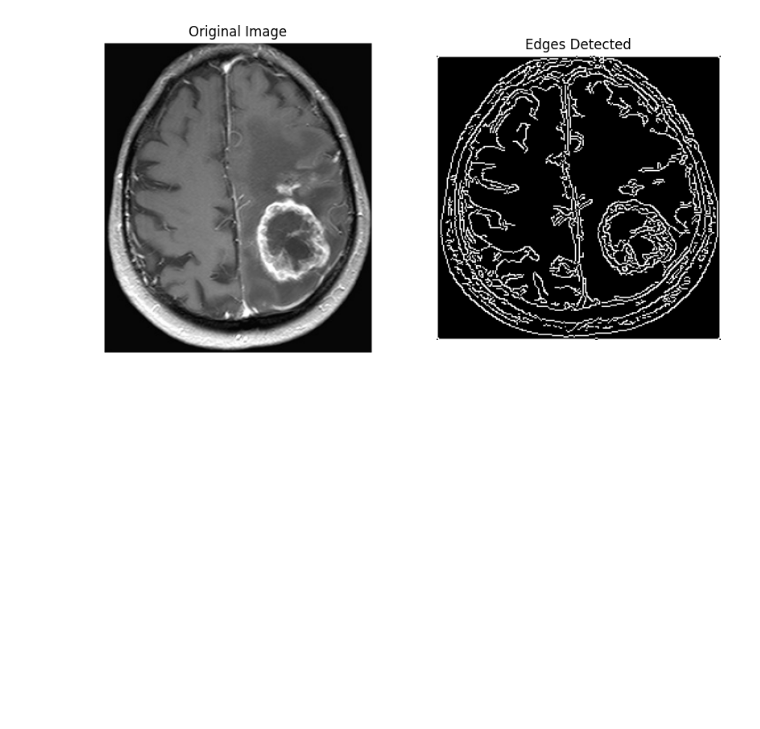
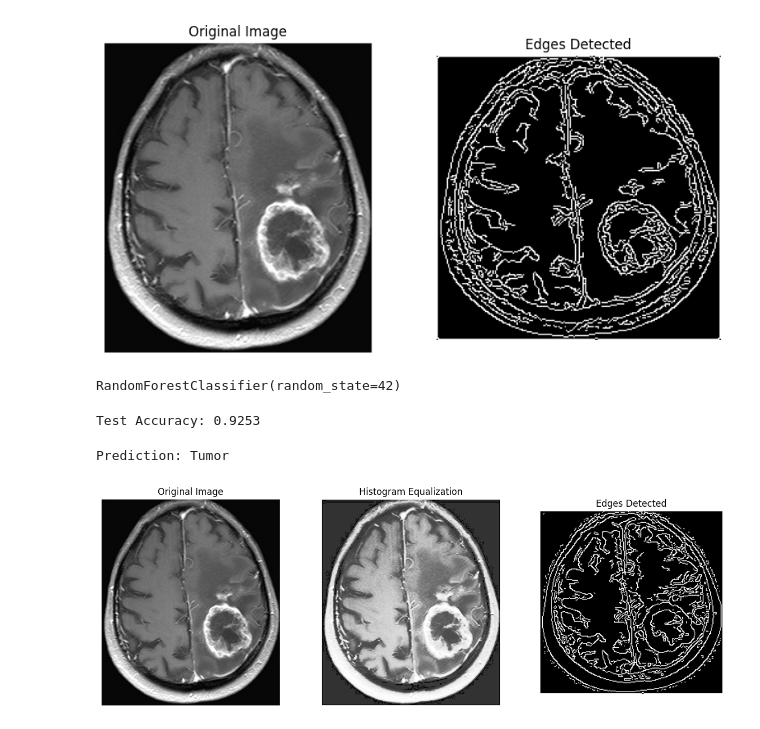
Before and after one commit to NoaAmichai/Brain_Tumor_Classification, a Jupyter notebook: Brain_Tumor_Classifiction.ipynb, the cells around one changed output. Saved outputs shown, nothing was run; the diff lists cells and outputs as text; code cells hidden in the pictures; blank space fills up the shorter version.

```diff
--- a/Brain_Tumor_Classifiction.ipynb
+++ b/Brain_Tumor_Classifiction.ipynb
@@ -915,0 +923,16 @@ plt.show()
+# %%
+def apply_canny_edge_detection(image, low_threshold=100, high_threshold=150):
+    edges = cv2.Canny(image, low_threshold, high_threshold)
+    return edges
+
+def apply_histogram_equalization(image):
+    equalized_image = cv2.equalizeHist(image)
+    return equalized_image
+
+def preprocess_image(image):
+    resized_image = cv2.resize(image, (224, 224), interpolation=cv2.INTER_AREA)
+    grayscale_image = cv2.cvtColor(resized_image, cv2.COLOR_BGR2GRAY)
+    equalized_image = apply_histogram_equalization(grayscale_image)
+    edges_image = apply_canny_edge_detection(equalized_image)
+    edges_image = edges_image.flatten()  # Flatten the image for the Random Forest
+    return edges_image
@@ -915,0 +968,42 @@ plt.show()
+# %%
+rf_model = RandomForestClassifier(n_estimators=100, random_state=42)
+rf_model.fit(X_train, y_train)
+# %% [output]
+RandomForestClassifier(random_state=42)
+# %%
+y_pred = rf_model.predict(X_val)
+accuracy = accuracy_score(y_val, y_pred)
+print(f'Test Accuracy: {accuracy:.4f}')
+# %% [output]
+Test Accuracy: 0.9253
+# %%
+sample_image_path = 'Brain Tumor Data Set/Brain Tumor/Cancer (2385).jpg'
+sample_image = cv2.imread(sample_image_path)
+processed_image = preprocess_image(sample_image)
+processed_image = processed_image.reshape(1, -1)  # Reshape for prediction
+
+prediction = rf_model.predict(processed_image)
+print('Prediction:', 'Tumor' if prediction[0] == 1 else 'Healthy')
+# %% [output]
+Prediction: Tumor
+# %%
+# plot the image with the histogram equalization, edges detected and the original image
+
+fig, ax = plt.subplots(1, 3, figsize=(15, 5))
+ax[0].imshow(cv2.cvtColor(sample_image, cv2.COLOR_BGR2RGB))
+ax[0].axis('off')
+ax[0].set_title('Original Image')
+
+equalized_image = apply_histogram_equalization(cv2.cvtColor(sample_image, cv2.COLOR_BGR2GRAY))
+ax[1].imshow(equalized_image, cmap='gray')
+ax[1].axis('off')
+ax[1].set_title('Histogram Equalization')
+
+edges_image = processed_image.reshape(224, 224)
+ax[2].imshow(edges_image, cmap='gray')
+ax[2].axis('off')
+ax[2].set_title('Edges Detected')
+
+plt.show()
+# %% [output]
+[figure, added]
```
Also changed, not shown: parts of 15 cells of this notebook.
